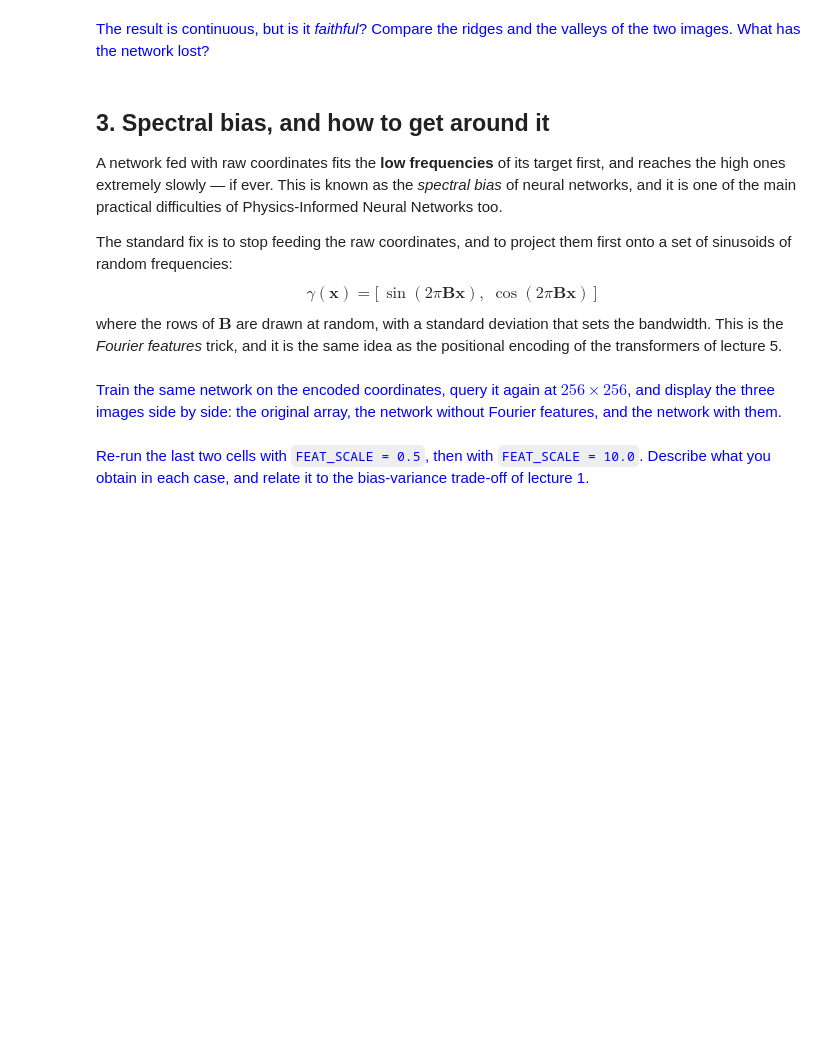
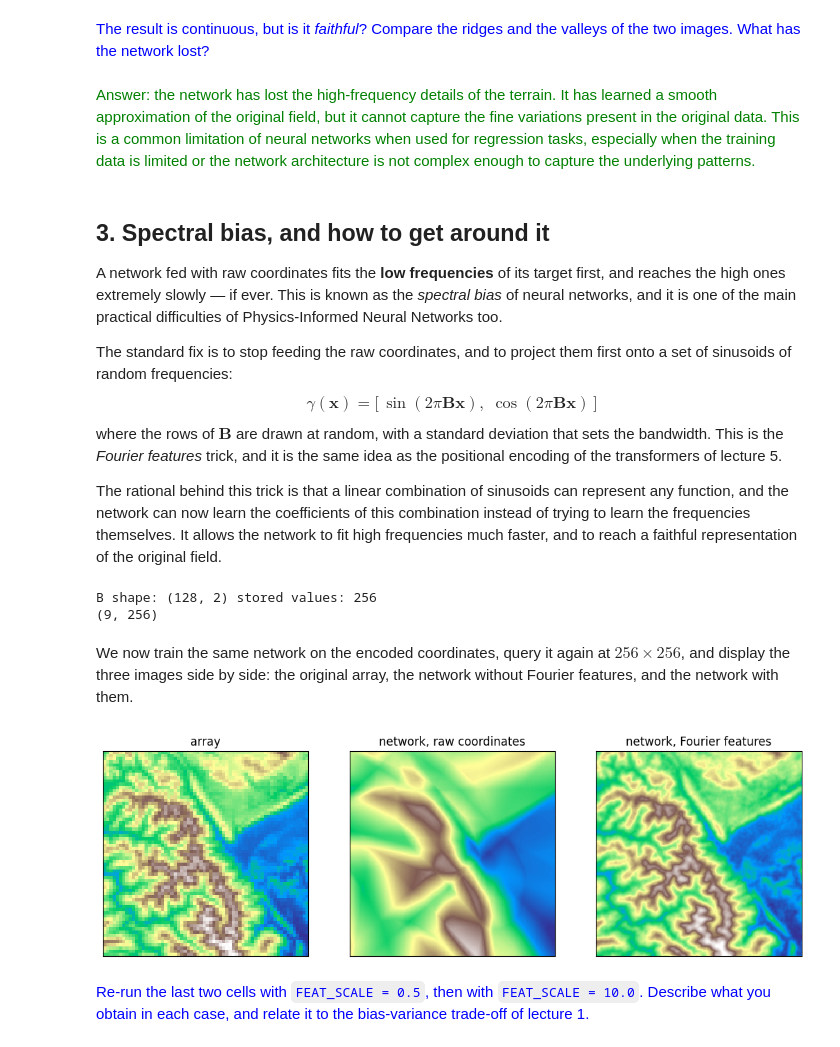
Before and after one commit to smnbrnrd/esitech.ps4.ia, a Jupyter notebook: notebooks/lec6-inr.ipynb, the cells around one changed output. Saved outputs shown, nothing was run; the diff lists cells and outputs as text; code cells hidden in the pictures; blank space fills up the shorter version.

```diff
--- a/notebooks/lec6-inr.ipynb
+++ b/notebooks/lec6-inr.ipynb
@@ -109,30 +123,27 @@ plt.show()
 # %% [markdown]
 <span style="color:blue">The result is continuous, but is it <i>faithful</i>? Compare the ridges
 and the valleys of the two images. What has the network lost?</span>
+# %% [markdown]
+<span style="color:green"> Answer: the network has lost the high-frequency details of the terrain. It has learned a smooth approximation of the original field, but it cannot capture the fine variations present in the original data. This is a common limitation of neural networks when used for regression tasks, especially when the training data is limited or the network architecture is not complex enough to capture the underlying patterns.</span>
 # %% [markdown]
 ## 3. Spectral bias, and how to get around it
 
-A network fed with raw coordinates fits the **low frequencies** of its target first,
-and reaches the high ones extremely slowly &mdash; if ever. This is known as the
-*spectral bias* of neural networks, and it is one of the main practical difficulties
-of Physics-Informed Neural Networks too.
+A network fed with raw coordinates fits the **low frequencies** of its target first, and reaches the high ones extremely slowly &mdash; if ever. This is known as the *spectral bias* of neural networks, and it is one of the main practical difficulties of Physics-Informed Neural Networks too.
 
-The standard fix is to stop feeding the raw coordinates, and to project them first
-onto a set of sinusoids of random frequencies:
+The standard fix is to stop feeding the raw coordinates, and to project them first onto a set of sinusoids of random frequencies:
 \begin{equation}
-    \gamma(\mathbf{x}) = \big[\, \sin(2\pi \mathbf{B}\mathbf{x}),\;
-                                  \cos(2\pi \mathbf{B}\mathbf{x}) \,\big]
+    \gamma(\mathbf{x}) = \big[\, \sin(2\pi \mathbf{B}\mathbf{x}),\; \cos(2\pi \mathbf{B}\mathbf{x}) \,\big]
 \end{equation}
-where the rows of $\mathbf{B}$ are drawn at random, with a standard deviation that
-sets the bandwidth. This is the *Fourier features* trick, and it is the same idea as
-the positional encoding of the transformers of lecture 5.
+where the rows of $\mathbf{B}$ are drawn at random, with a standard deviation that sets the bandwidth. This is the *Fourier features* trick, and it is the same idea as the positional encoding of the transformers of lecture 5.
+
+The rational behind this trick is that a linear combination of sinusoids can represent any function, and the network can now learn the coefficients of this combination instead of trying to learn the frequencies themselves. It allows the network to fit high frequencies much faster, and to reach a faithful representation of the original field.
 # %%
 N_FEATS = 128
 FEAT_SCALE = 3.0
 
 rng = np.random.default_rng(0)
 B = rng.normal(0.0, 1.0, size=(N_FEATS, 2)) * FEAT_SCALE
-
+print("B shape:", B.shape, "stored values:", B.size)
 
 def fourier_features(xy):
     """(n, 2) coordinates -> (n, 2 * N_FEATS) features."""
@@ -141,28 +152,30 @@ def fourier_features(xy):
 
 
 print(fourier_features(grid_coords(3)).shape)
+# %% [output]
+B shape: (128, 2) stored values: 256
+(9, 256)
 # %% [markdown]
-<span style="color:blue">Train the same network on the encoded coordinates, query it again at
-$256 \times 256$, and display the three images side by side: the original array, the
-network without Fourier features, and the network with them.</span>
+We now train the same network on the encoded coordinates, query it again at $256 \times 256$, and display the three images side by side: the original array, the network without Fourier features, and the network with them.
 # %%
-# TODO: fit a second network on the encoded coordinates
 net_ff = MLPRegressor(hidden_layer_sizes=(256, 256), activation="relu",
                       learning_rate_init=2e-3, max_iter=300,
                       tol=1e-8, n_iter_no_change=60, random_state=0)
-...
+net_ff.fit(fourier_features(grid_coords(N_TRAIN)), u_grid.ravel())
 
-# TODO: query it at N_QUERY x N_QUERY
-u_net_ff = ...
+u_net_ff = net_ff.predict(fourier_features(grid_coords(N_QUERY)))
+u_net_ff = u_net_ff.reshape(N_QUERY, N_QUERY)
 
 fig, axes = plt.subplots(1, 3, figsize=(13, 4.6))
 for ax, img, title in zip(axes, [u_grid, u_net, u_net_ff],
                           ["array", "network, raw coordinates",
                            "network, Fourier features"]):
     ax.imshow(img, cmap="terrain", vmin=0, vmax=1, interpolation="nearest")
     ax.set_title(title)
     ax.set_xticks([]); ax.set_yticks([])
 plt.show()
+# %% [output]
+[figure, added]
 # %% [markdown]
 <span style="color:blue">Re-run the last two cells with <code>FEAT_SCALE = 0.5</code>, then with
 <code>FEAT_SCALE = 10.0</code>. Describe what you obtain in each case, and relate it to
```
Also changed, not shown: parts of 12 cells of this notebook, 3 other files.
